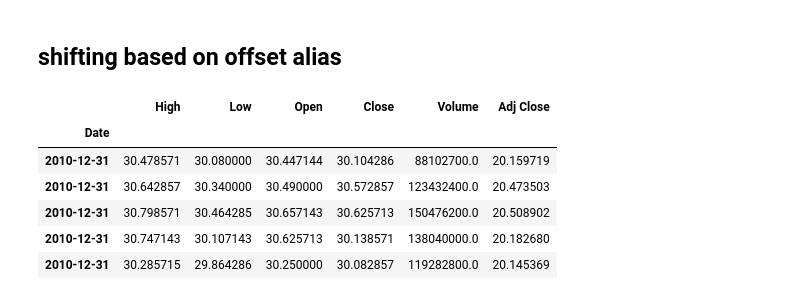
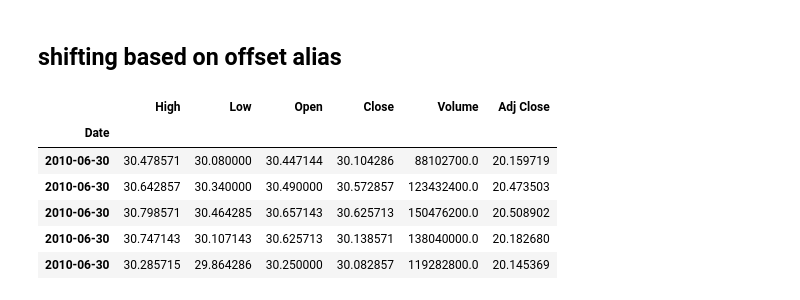
Before and after one commit to HyeonhoonLee/TSA_pandas, a Jupyter notebook: 03_Time_Shifting.ipynb, the cells around one changed output. Saved outputs shown, nothing was run; the diff lists cells and outputs as text; code cells hidden in the pictures.

```diff
--- a/03_Time_Shifting.ipynb
+++ b/03_Time_Shifting.ipynb
@@ -10,4 +19,4 @@ import matplotlib.pyplot as plt
 %matplotlib inline
 # %%
 # csv 를 읽을 때부터 Date 칼럼을 인덱스로 지정
-df = pd.read_csv('data/apple_stock.csv', index_col='Date')
+df = pd.read_csv('/content/drive/My Drive/Tacademy/TSA_pandas/data/apple_stock.csv', index_col='Date')
@@ -132,12 +167,15 @@ df.shift(-1).tail()
 ## shifting based on offset alias
 # %%
 # 한 달 앞으로 모든 데이터를 shift
-df.tshift(freq='M', periods=12).head()
+## monthly 빈도(단위)로 6개월 앞으로 shift하고자 한다면,
+df.tshift(freq='M', periods=6).head()
+## 이런걸 lagging 한다고 한다.
+## 이렇게하는 이유는 일부 결측치로 있는데 그냥 shift하게되면, index와 배열이 맞지 않기 때문.
 # %% [output]
 |  | High | Low | Open | Close | Volume | Adj Close |
 | Date |  |  |  |  |  |  |
-| 2010-12-31 | 30.478571 | 30.080000 | 30.447144 | 30.104286 | 88102700.0 | 20.159719 |
-| 2010-12-31 | 30.642857 | 30.340000 | 30.490000 | 30.572857 | 123432400.0 | 20.473503 |
-| 2010-12-31 | 30.798571 | 30.464285 | 30.657143 | 30.625713 | 150476200.0 | 20.508902 |
-| 2010-12-31 | 30.747143 | 30.107143 | 30.625713 | 30.138571 | 138040000.0 | 20.182680 |
-| 2010-12-31 | 30.285715 | 29.864286 | 30.250000 | 30.082857 | 119282800.0 | 20.145369 |
+| 2010-06-30 | 30.478571 | 30.080000 | 30.447144 | 30.104286 | 88102700.0 | 20.159719 |
+| 2010-06-30 | 30.642857 | 30.340000 | 30.490000 | 30.572857 | 123432400.0 | 20.473503 |
+| 2010-06-30 | 30.798571 | 30.464285 | 30.657143 | 30.625713 | 150476200.0 | 20.508902 |
+| 2010-06-30 | 30.747143 | 30.107143 | 30.625713 | 30.138571 | 138040000.0 | 20.182680 |
+| 2010-06-30 | 30.285715 | 29.864286 | 30.250000 | 30.082857 | 119282800.0 | 20.145369 |
```
Also changed, not shown: parts of 15 cells of this notebook.
